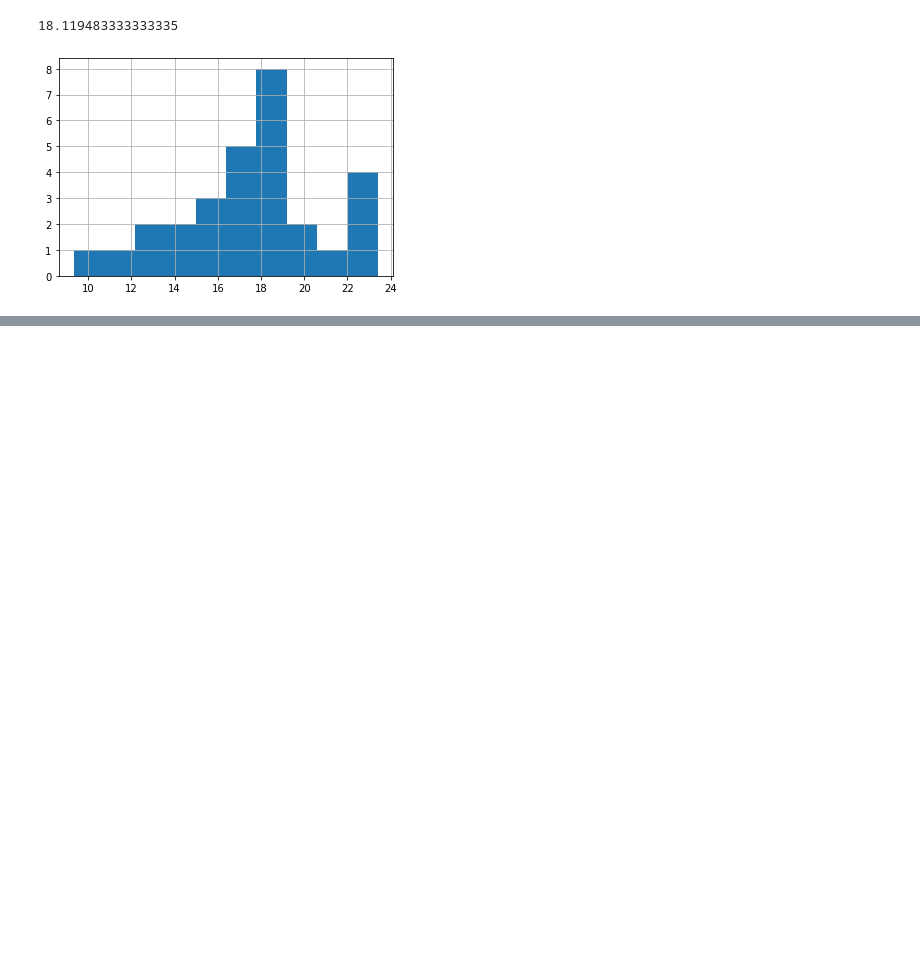
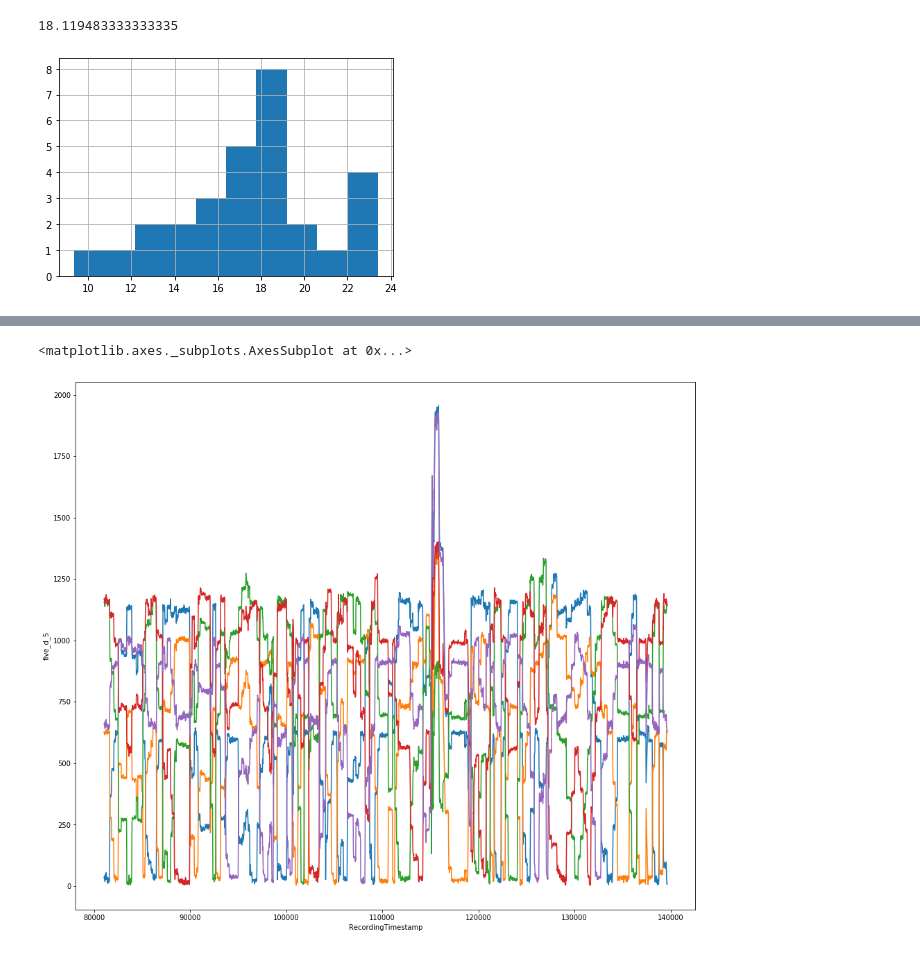
Before and after one commit to jessebmurray/eyetracking, a Jupyter notebook: par_data_total.ipynb, the cells around one changed output, grey strips where cells are left out. Drawn from its saved outputs; the diff is of its cells as text; code cells hidden in the pictures; blank space fills up the shorter version.

Commit message:
Notebook has graphs with letter sequence data

```diff
--- a/par_data_total.ipynb
+++ b/par_data_total.ipynb
@@ -195,0 +297,5 @@ six_letter_coordinates = [[35, 509], [335, 87], [943, 87], [1245, 509], [944, 92
+# %%
+# reduce the size of total_data so things go a bit faster
+
+total_data = total_data.loc[1600000:]
+total_data
@@ -195,0 +316,7 @@ six_letter_coordinates = [[35, 509], [335, 87], [943, 87], [1245, 509], [944, 92
+# %%
+# Set the five_d_1 column to be length of a media name: '4' if the MediaName is none, '5' if the MediaName is 12345 or
+# a five letter word, '6' if the MediaName is 123456 or a six letter word, and '17' if the MediaName is
+# 'black_break_image'. This way, we avoid having to use apply(), which I've tried using and it is way way too slow.
+
+
+total_data['five_d_1'] = total_data.MediaName.str.len().astype(str) + '<' + total_data.gen_gazeX.astype(str) + '<' + total_data.gen_gazeY.astype(str)
@@ -195,0 +344,4 @@ six_letter_coordinates = [[35, 509], [335, 87], [943, 87], [1245, 509], [944, 92
+# %%
+# copy the string in five_d_1 to all the other five_d's
+
+total_data['five_d_2'] = total_data['five_d_3'] = total_data['five_d_4'] = total_data['five_d_5'] = total_data.five_d_1
@@ -195,0 +401,15 @@ six_letter_coordinates = [[35, 509], [335, 87], [943, 87], [1245, 509], [944, 92
+# %%
+distance_number = 1
+total_data.five_d_1 = total_data.five_d_1.map(get_distance)
+
+distance_number = 2
+total_data.five_d_2 = total_data.five_d_2.map(get_distance)
+
+distance_number = 3
+total_data.five_d_3 = total_data.five_d_3.map(get_distance)
+
+distance_number = 4
+total_data.five_d_4 = total_data.five_d_4.map(get_distance)
+
+distance_number = 5
+total_data.five_d_5 = total_data.five_d_5.map(get_distance)
@@ -195,0 +445,15 @@ six_letter_coordinates = [[35, 509], [335, 87], [943, 87], [1245, 509], [944, 92
+# %%
+
+plt.figure(figsize=(16,14))
+# total_data.loc[total_data.ParticipantName == 'P28'].loc[total_data.MediaName == 'AKCLH'].\
+# plot(x='RecordingTimestamp', y=['five_d_1', 'five_d_2', 'five_d_3', 'five_d_4', 'five_d_5'])
+
+y_data = total_data.loc[total_data.ParticipantName == 'P28'].loc[total_data.MediaName == 'AKCLH']
+sns.lineplot(x=total_data.RecordingTimestamp, y=y_data.five_d_1)
+sns.lineplot(x=total_data.RecordingTimestamp, y=y_data.five_d_2)
+sns.lineplot(x=total_data.RecordingTimestamp, y=y_data.five_d_3)
+sns.lineplot(x=total_data.RecordingTimestamp, y=y_data.five_d_4)
+sns.lineplot(x=total_data.RecordingTimestamp, y=y_data.five_d_5)
+# %% [output]
+<matplotlib.axes._subplots.AxesSubplot at 0x...>
+[figure, added]
```
Also changed, not shown: parts of 18 cells of this notebook.
